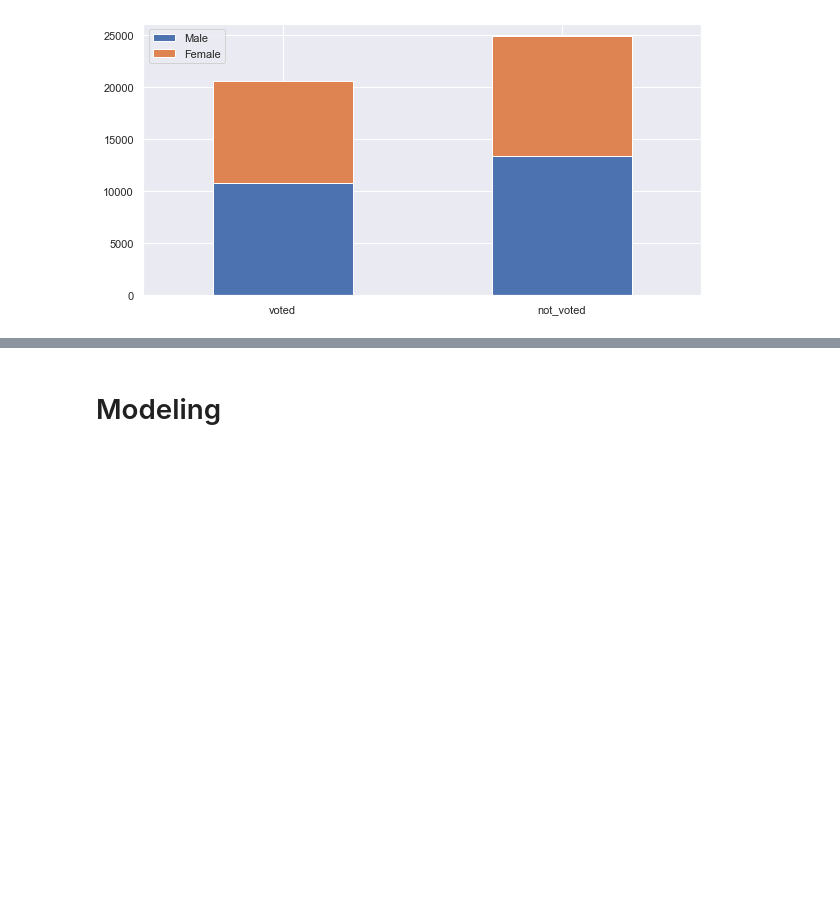
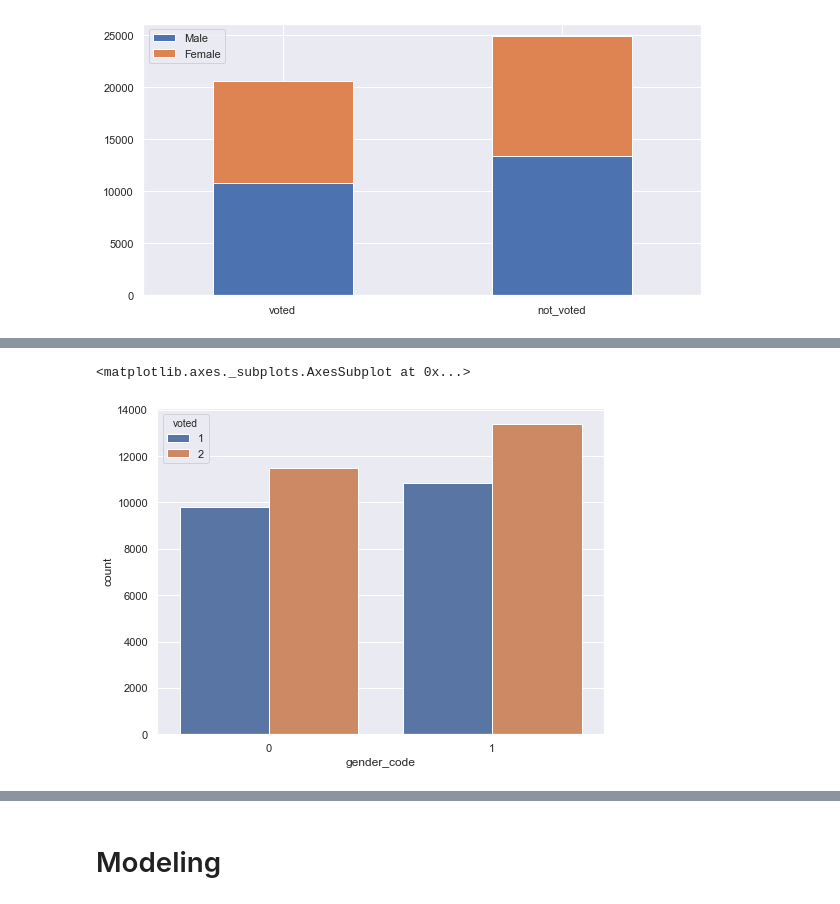
Before and after one commit to Kstyle0710/kaggle_trial_01, a Jupyter notebook: 심리성향예측.ipynb, the cells around one changed output, grey strips where cells are left out. Saved outputs shown, nothing was run; the diff lists cells and outputs as text; code cells hidden in the pictures; blank space fills up the shorter version.

```diff
--- a/심리성향예측.ipynb
+++ b/심리성향예측.ipynb
@@ -118,0 +187,6 @@ train_data.shape, target.shape
+# %%
+plt.figure(figsize=(8,6))
+sns.countplot(data=train, x='gender_code', hue=train_y)
+# %% [output]
+<matplotlib.axes._subplots.AxesSubplot at 0x...>
+[figure, added]
```
Also changed, not shown: parts of 48 cells of this notebook, 1 other file.
